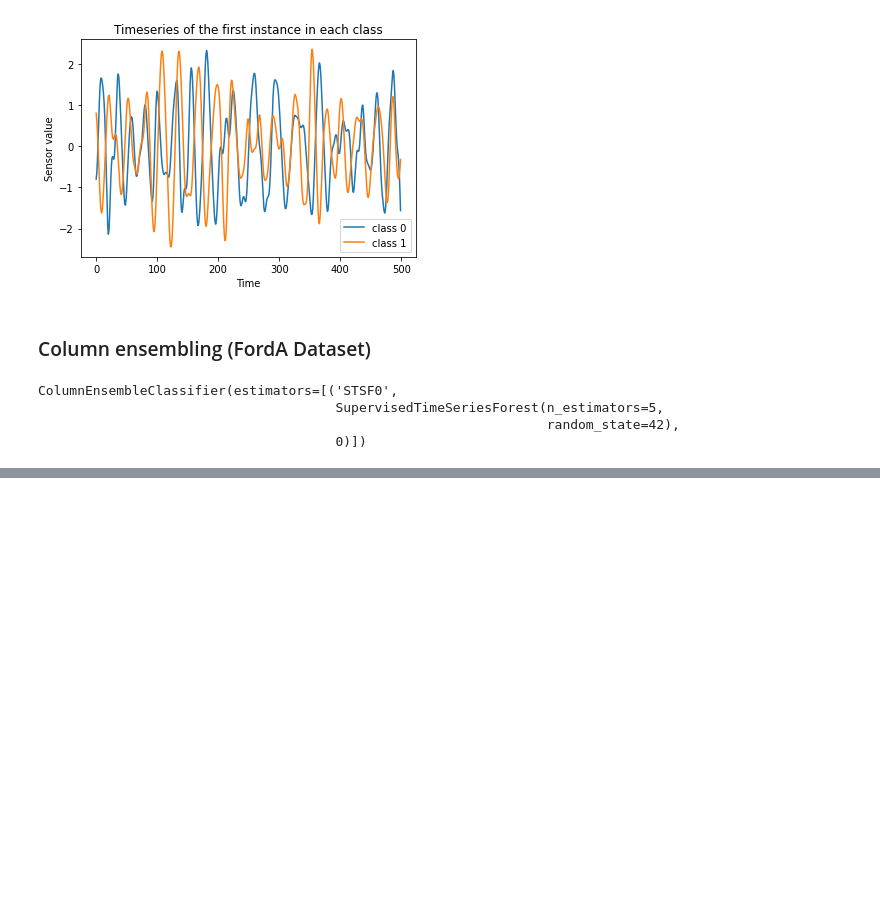
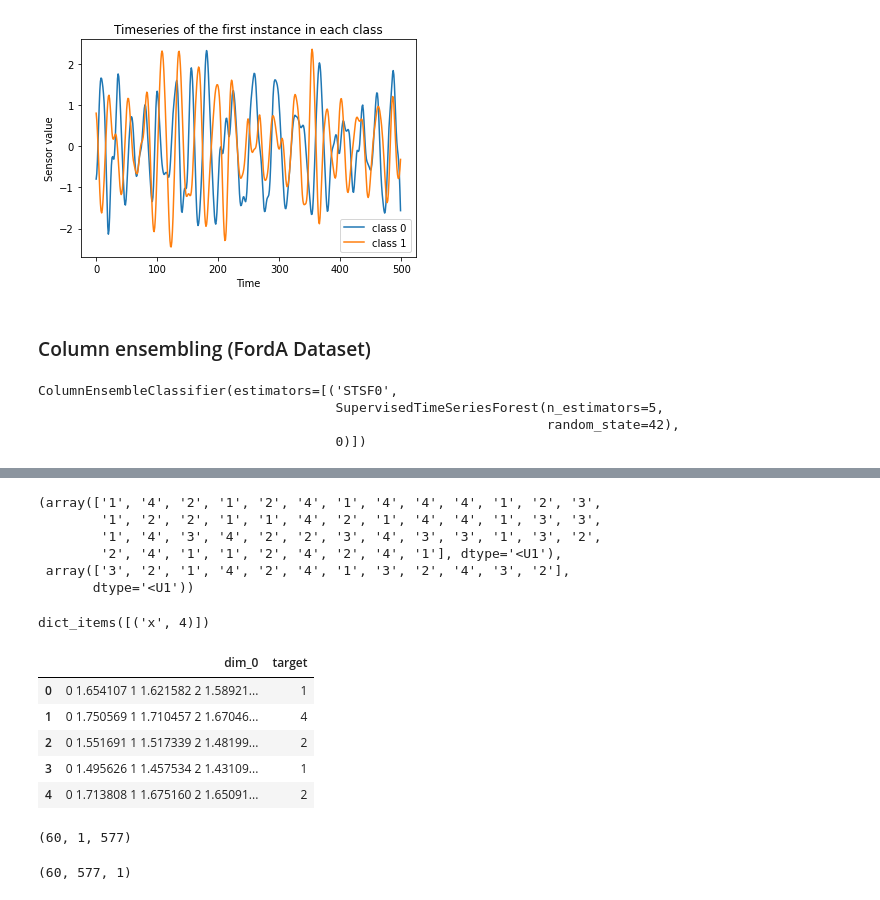
Before and after one commit to shamilnabiyev/automl-time-series, a Jupyter notebook: notebooks/sktime.ipynb, the cells around one changed output, grey strips where cells are left out. Cells and saved outputs as stored; diff of their text form; code cells hidden in the pictures; blank space fills up the shorter version.

```diff
--- a/notebooks/sktime.ipynb
+++ b/notebooks/sktime.ipynb
@@ -455,0 +460,2 @@ print(confusion_matrix(y_test, y_pred))
+# %%
+X, y = load_from_tsfile('../data/Car_TRAIN.ts') #
@@ -455,0 +482,15 @@ print(confusion_matrix(y_test, y_pred))
+# %%
+y_train, y_test, X_train, X_test = temporal_train_test_split(y, X, train_size=0.8)
+# %%
+y_train, y_test
+# %% [output]
+(array(['1', '4', '2', '1', '2', '4', '1', '4', '4', '4', '1', '2', '3',
+        '1', '2', '2', '1', '1', '4', '2', '1', '4', '4', '1', '3', '3',
+        '1', '4', '3', '4', '2', '2', '3', '4', '3', '3', '1', '3', '2',
+        '2', '4', '1', '1', '2', '4', '2', '4', '1'], dtype='<U1'),
+ array(['3', '2', '1', '4', '2', '4', '1', '3', '2', '4', '3', '2'],
+       dtype='<U1'))
+# %%
+{"x": 4}.items()
+# %% [output]
+dict_items([('x', 4)])
@@ -455,0 +529,11 @@ print(confusion_matrix(y_test, y_pred))
+# %%
+df = pd.concat([X_train, pd.DataFrame(y_train, columns=["target"])], axis=1)
+# %%
+df.head()
+# %% [output]
+|  | dim_0 | target |
+| 0 | 0 1.654107 1 1.621582 2 1.58921... | 1 |
+| 1 | 0 1.750569 1 1.710457 2 1.67046... | 4 |
+| 2 | 0 1.551691 1 1.517339 2 1.48199... | 2 |
+| 3 | 0 1.495626 1 1.457534 2 1.43109... | 1 |
+| 4 | 0 1.713808 1 1.675160 2 1.65091... | 2 |
@@ -455,0 +542,11 @@ print(confusion_matrix(y_test, y_pred))
+# %%
+X_np = (convert_to(X, to_type="numpy3D"))
+X_np.shape
+# %% [output]
+(60, 1, 577)
+# %%
+xs = X_np.shape
+
+X_np.reshape((xs[0], xs[2],xs[1])).shape
+# %% [output]
+(60, 577, 1)
```
Also changed, not shown: parts of 11 cells of this notebook.
